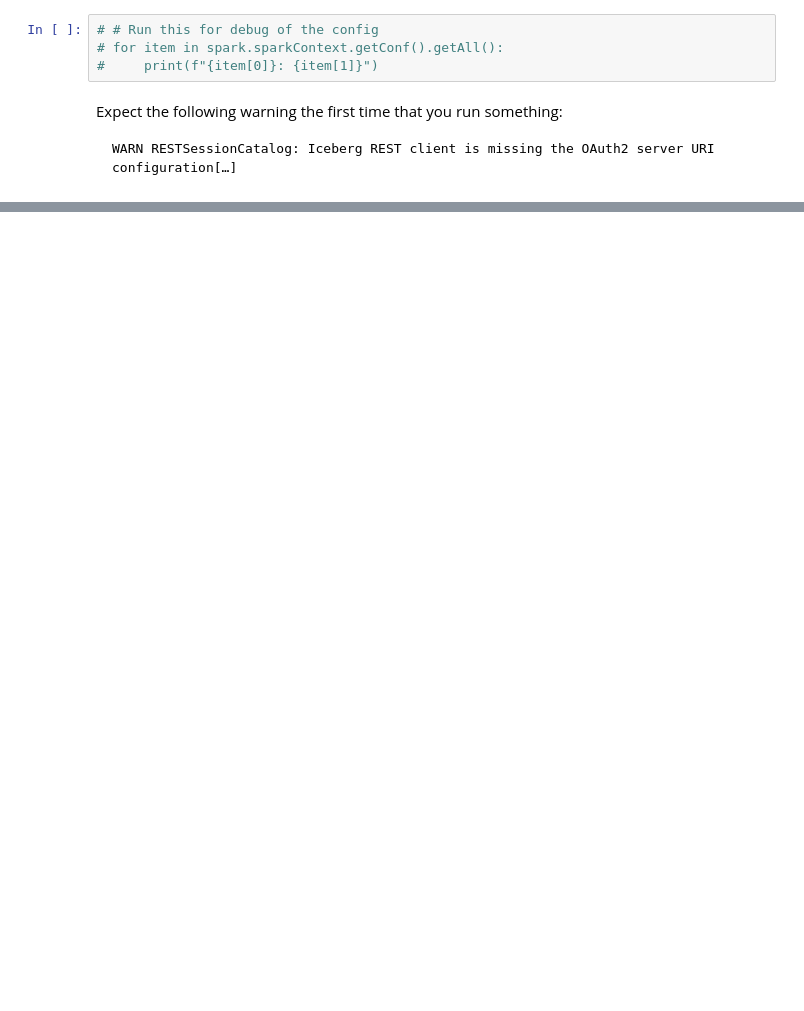
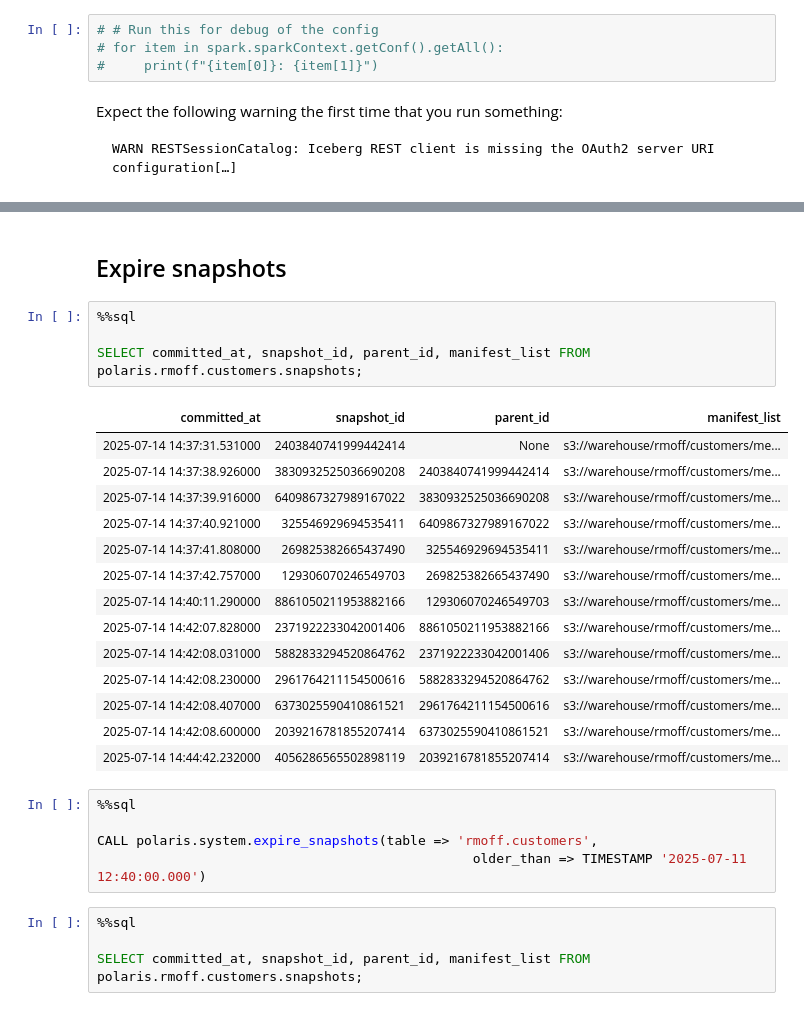
Before and after one commit to rmoff/examples, a Jupyter notebook: iceberg/trino-polaris-minio/notebooks/Iceberg Polaris Spark.ipynb, the cells around one changed output, grey strips where cells are left out. Drawn from its saved outputs; the diff is of its cells as text; blank space fills up the shorter version.

```diff
--- a/iceberg/trino-polaris-minio/notebooks/Iceberg Polaris Spark.ipynb
+++ b/iceberg/trino-polaris-minio/notebooks/Iceberg Polaris Spark.ipynb
@@ -102,0 +239,30 @@ SELECT * FROM customers;
+# %% [markdown]
+## Expire snapshots
+# %%
+%%sql
+
+SELECT committed_at, snapshot_id, parent_id, manifest_list FROM polaris.rmoff.customers.snapshots;
+# %% [output]
+| committed_at | snapshot_id | parent_id | manifest_list |
+| 2025-07-14 14:37:31.531000 | 2403840741999442414 | None | s3://warehouse/rmoff/customers/me... |
+| 2025-07-14 14:37:38.926000 | 3830932525036690208 | 2403840741999442414 | s3://warehouse/rmoff/customers/me... |
+| 2025-07-14 14:37:39.916000 | 6409867327989167022 | 3830932525036690208 | s3://warehouse/rmoff/customers/me... |
+| 2025-07-14 14:37:40.921000 | 325546929694535411 | 6409867327989167022 | s3://warehouse/rmoff/customers/me... |
+| 2025-07-14 14:37:41.808000 | 269825382665437490 | 325546929694535411 | s3://warehouse/rmoff/customers/me... |
+| 2025-07-14 14:37:42.757000 | 129306070246549703 | 269825382665437490 | s3://warehouse/rmoff/customers/me... |
+| 2025-07-14 14:40:11.290000 | 8861050211953882166 | 129306070246549703 | s3://warehouse/rmoff/customers/me... |
+| 2025-07-14 14:42:07.828000 | 2371922233042001406 | 8861050211953882166 | s3://warehouse/rmoff/customers/me... |
+| 2025-07-14 14:42:08.031000 | 5882833294520864762 | 2371922233042001406 | s3://warehouse/rmoff/customers/me... |
+| 2025-07-14 14:42:08.230000 | 2961764211154500616 | 5882833294520864762 | s3://warehouse/rmoff/customers/me... |
+| 2025-07-14 14:42:08.407000 | 6373025590410861521 | 2961764211154500616 | s3://warehouse/rmoff/customers/me... |
+| 2025-07-14 14:42:08.600000 | 2039216781855207414 | 6373025590410861521 | s3://warehouse/rmoff/customers/me... |
+| 2025-07-14 14:44:42.232000 | 4056286565502898119 | 2039216781855207414 | s3://warehouse/rmoff/customers/me... |
+# %%
+%%sql
+
+CALL polaris.system.expire_snapshots(table => 'rmoff.customers',
+                                                older_than => TIMESTAMP '2025-07-11 12:40:00.000')
+# %%
+%%sql
+
+SELECT committed_at, snapshot_id, parent_id, manifest_list FROM polaris.rmoff.customers.snapshots;
```
Also changed, not shown: parts of 58 cells of this notebook.
